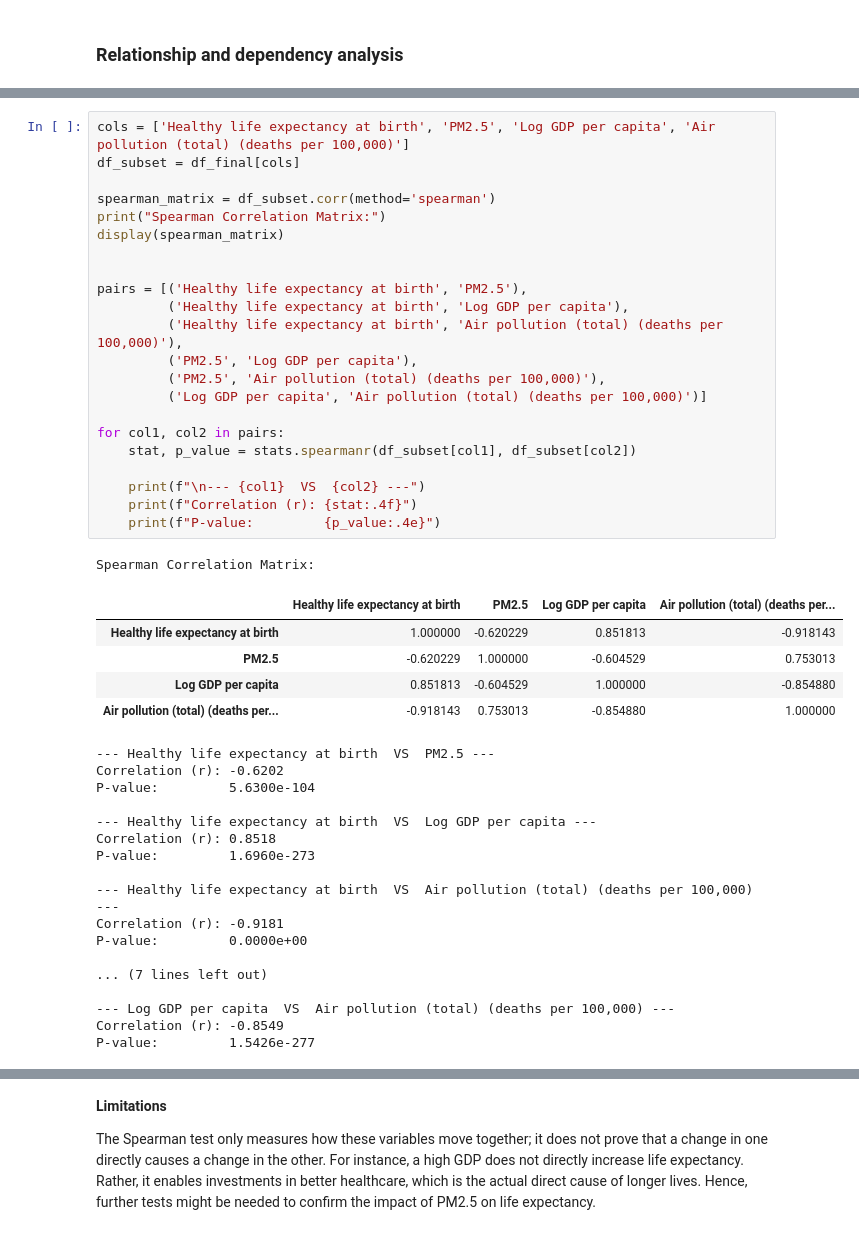
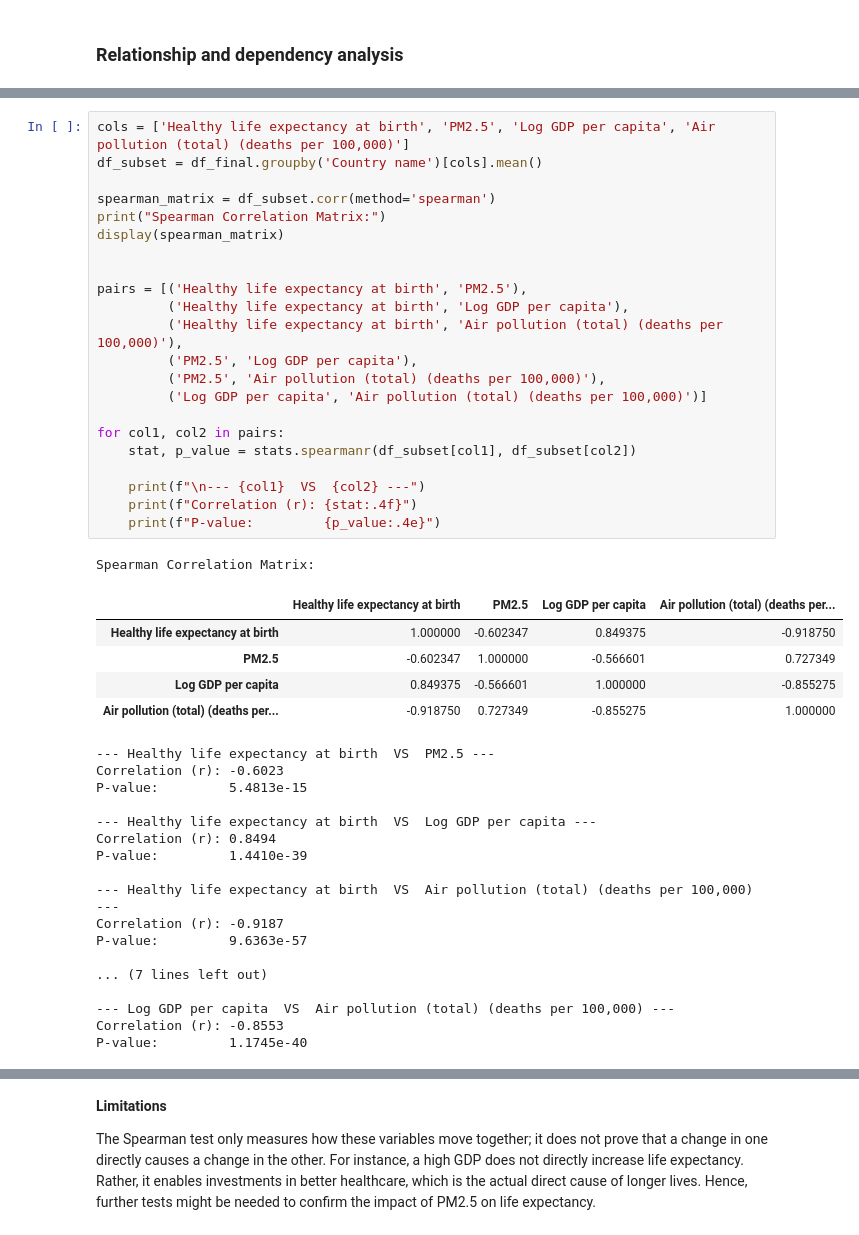
Before and after one commit to JayHaych/SC3021-Data-Science-Fundamental-Group-Project, a Jupyter notebook: Group4_SDAA_notebook.ipynb, the cells around one changed output, grey strips where cells are left out. Saved outputs shown, nothing was run; the diff lists cells and outputs as text.

```diff
--- a/Group4_SDAA_notebook.ipynb
+++ b/Group4_SDAA_notebook.ipynb
@@ -1117,49 +1130,49 @@ The following code computes the Spearman correlation between PM2.5, Log GDP per
 # %%
 cols = ['Healthy life expectancy at birth', 'PM2.5', 'Log GDP per capita', 'Air pollution (total) (deaths per 100,000)']
-df_subset = df_final[cols]
+df_subset = df_final.groupby('Country name')[cols].mean()
 
 spearman_matrix = df_subset.corr(method='spearman')
 print("Spearman Correlation Matrix:")
 display(spearman_matrix)
 
 
 pairs = [('Healthy life expectancy at birth', 'PM2.5'),
          ('Healthy life expectancy at birth', 'Log GDP per capita'),
          ('Healthy life expectancy at birth', 'Air pollution (total) (deaths per 100,000)'),
          ('PM2.5', 'Log GDP per capita'),
          ('PM2.5', 'Air pollution (total) (deaths per 100,000)'),
          ('Log GDP per capita', 'Air pollution (total) (deaths per 100,000)')]
 
 for col1, col2 in pairs:
     stat, p_value = stats.spearmanr(df_subset[col1], df_subset[col2])
 
     print(f"\n--- {col1}  VS  {col2} ---")
     print(f"Correlation (r): {stat:.4f}")
     print(f"P-value:         {p_value:.4e}")
 # %% [output]
 Spearman Correlation Matrix:
 |  | Healthy life expectancy at birth | PM2.5 | Log GDP per capita | Air pollution (total) (deaths per... |
-| Healthy life expectancy at birth | 1.000000 | -0.620229 | 0.851813 | -0.918143 |
-| PM2.5 | -0.620229 | 1.000000 | -0.604529 | 0.753013 |
-| Log GDP per capita | 0.851813 | -0.604529 | 1.000000 | -0.854880 |
-| Air pollution (total) (deaths per... | -0.918143 | 0.753013 | -0.854880 | 1.000000 |
+| Healthy life expectancy at birth | 1.000000 | -0.602347 | 0.849375 | -0.918750 |
+| PM2.5 | -0.602347 | 1.000000 | -0.566601 | 0.727349 |
+| Log GDP per capita | 0.849375 | -0.566601 | 1.000000 | -0.855275 |
+| Air pollution (total) (deaths per... | -0.918750 | 0.727349 | -0.855275 | 1.000000 |
 --- Healthy life expectancy at birth  VS  PM2.5 ---
-Correlation (r): -0.6202
-P-value:         5.6300e-104
+Correlation (r): -0.6023
+P-value:         5.4813e-15
 
 --- Healthy life expectancy at birth  VS  Log GDP per capita ---
-Correlation (r): 0.8518
-P-value:         1.6960e-273
+Correlation (r): 0.8494
+P-value:         1.4410e-39
 
 --- Healthy life expectancy at birth  VS  Air pollution (total) (deaths per 100,000) ---
-Correlation (r): -0.9181
-P-value:         0.0000e+00
+Correlation (r): -0.9187
+P-value:         9.6363e-57
 
 ... (7 lines left out)
 
 --- Log GDP per capita  VS  Air pollution (total) (deaths per 100,000) ---
-Correlation (r): -0.8549
-P-value:         1.5426e-277
+Correlation (r): -0.8553
+P-value:         1.1745e-40
 # %% [markdown]
 **Interpretation.**
 
```
Also changed, not shown: parts of 7 cells of this notebook.
